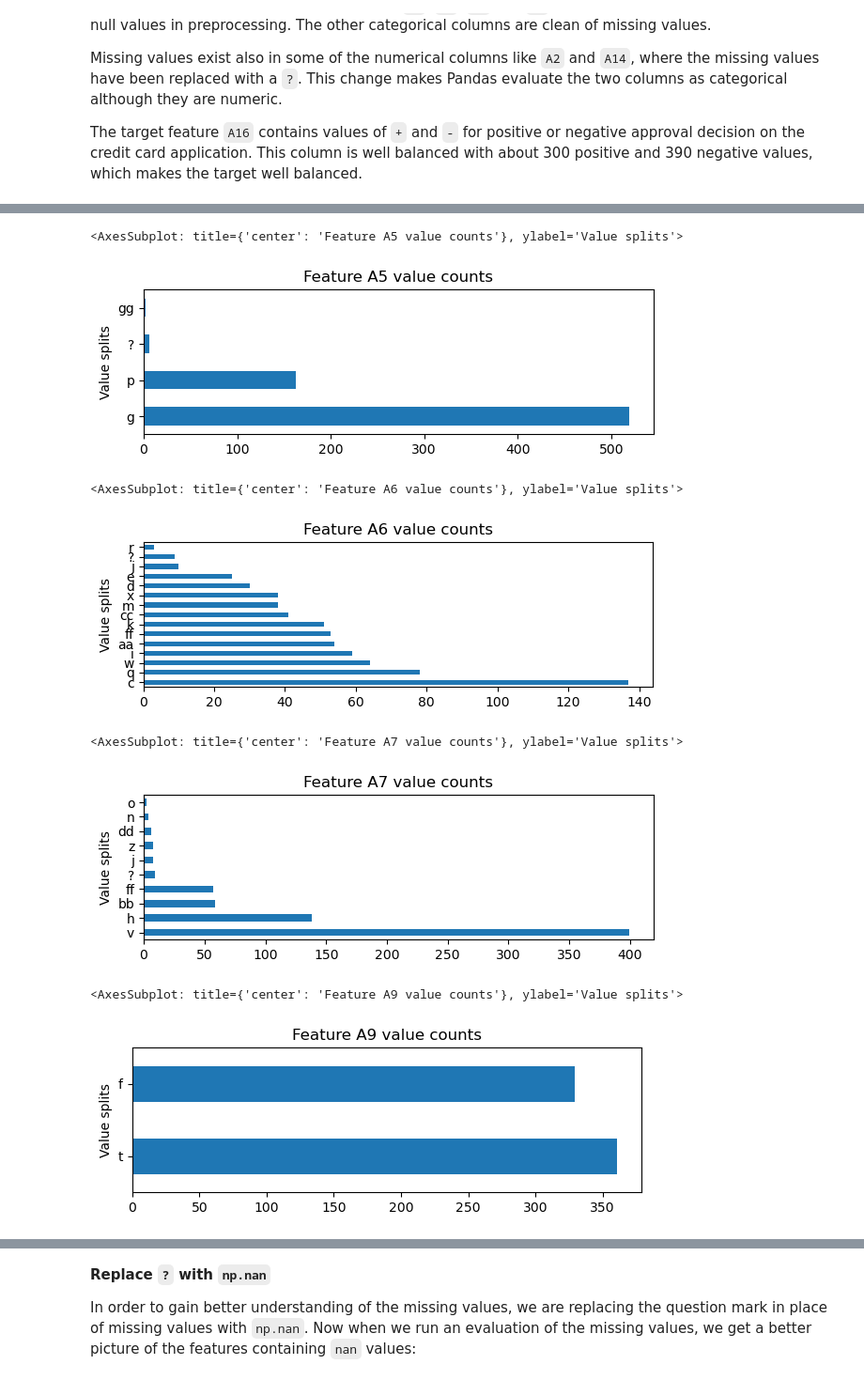
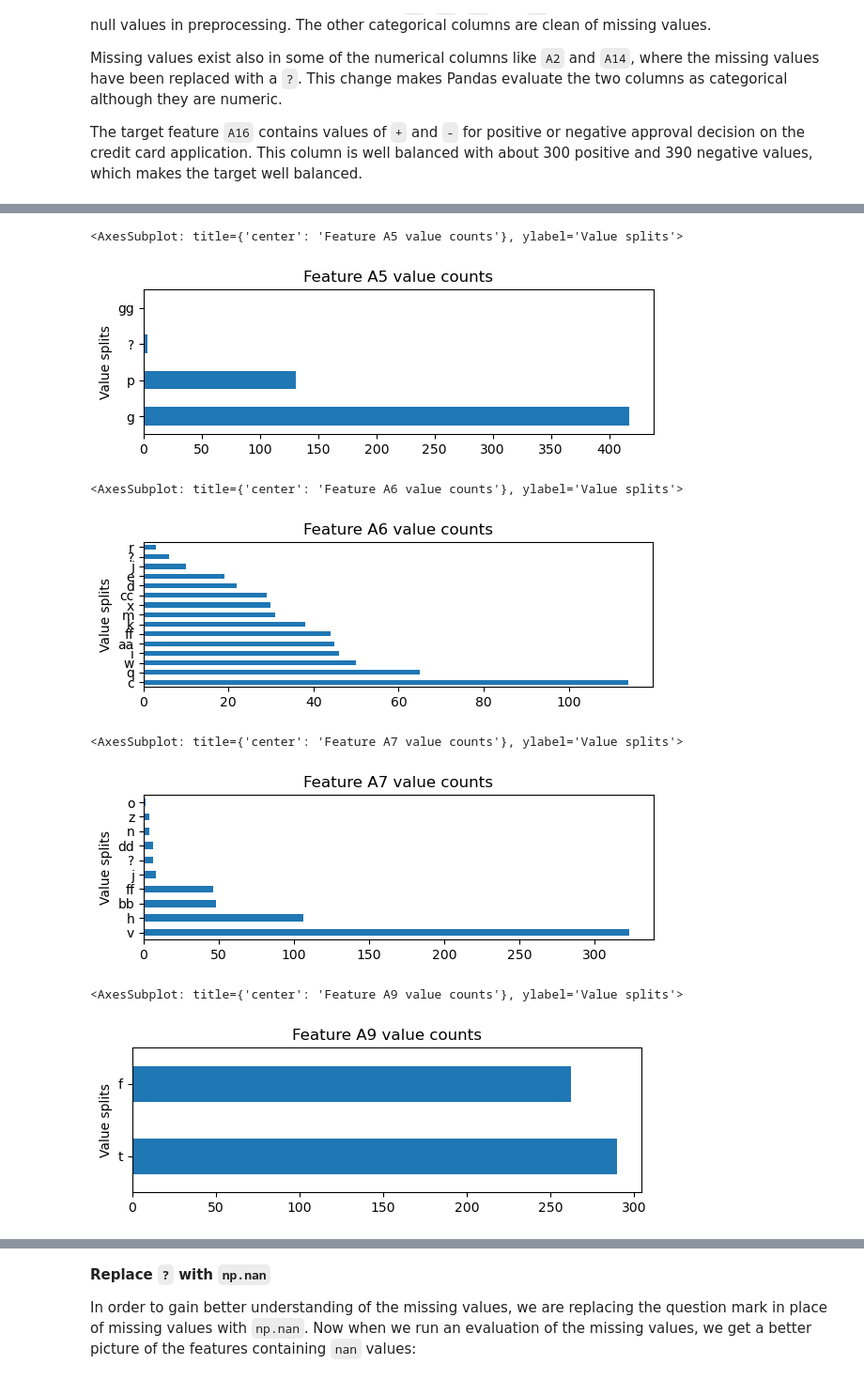
Before and after one commit to UBC-MDS/522_01, a Jupyter notebook: src/Exploratory_Data_Analysis.ipynb, the cells around one changed output, grey strips where cells are left out. Shown: that part at 94% size. Saved outputs shown, nothing was run; the diff lists cells and outputs as text; code cells hidden in the pictures.

```diff
--- a/src/Exploratory_Data_Analysis.ipynb
+++ b/src/Exploratory_Data_Analysis.ipynb
@@ -32,2 +30,4 @@ df.shape
+# %%
+train_df, test_df = train_test_split(df, test_size=0.2, random_state=522)
 # %% [markdown]
 **Initial look at data**
@@ -111,21 +74,21 @@ df['A4'].value_counts().plot(kind='barh', figsize=(7,2), title = "Feature A4 val
 # %%
-df['A5'].value_counts().plot(kind='barh', figsize=(7,2), title = "Feature A5 value counts", xlabel = "Value splits")
+train_df['A5'].value_counts().plot(kind='barh', figsize=(7,2), title = "Feature A5 value counts", xlabel = "Value splits")
 # %% [output]
 <AxesSubplot: title={'center': 'Feature A5 value counts'}, ylabel='Value splits'>
-[figure, old version]
+[figure, new version]
 # %%
-df['A6'].value_counts().plot(kind='barh', figsize=(7,2), title = "Feature A6 value counts", xlabel = "Value splits")
+train_df['A6'].value_counts().plot(kind='barh', figsize=(7,2), title = "Feature A6 value counts", xlabel = "Value splits")
 # %% [output]
 <AxesSubplot: title={'center': 'Feature A6 value counts'}, ylabel='Value splits'>
-[figure, old version]
+[figure, new version]
 # %%
-df['A7'].value_counts().plot(kind='barh', figsize=(7,2), title = "Feature A7 value counts", xlabel = "Value splits")
+train_df['A7'].value_counts().plot(kind='barh', figsize=(7,2), title = "Feature A7 value counts", xlabel = "Value splits")
 # %% [output]
 <AxesSubplot: title={'center': 'Feature A7 value counts'}, ylabel='Value splits'>
-[figure, old version]
+[figure, new version]
 # %%
-df['A9'].value_counts().plot(kind='barh', figsize=(7,2), title = "Feature A9 value counts", xlabel = "Value splits")
+train_df['A9'].value_counts().plot(kind='barh', figsize=(7,2), title = "Feature A9 value counts", xlabel = "Value splits")
 # %% [output]
 <AxesSubplot: title={'center': 'Feature A9 value counts'}, ylabel='Value splits'>
-[figure, old version]
+[figure, new version]
 # %%
```
Also changed, not shown: parts of 22 cells of this notebook, 1 other file.
